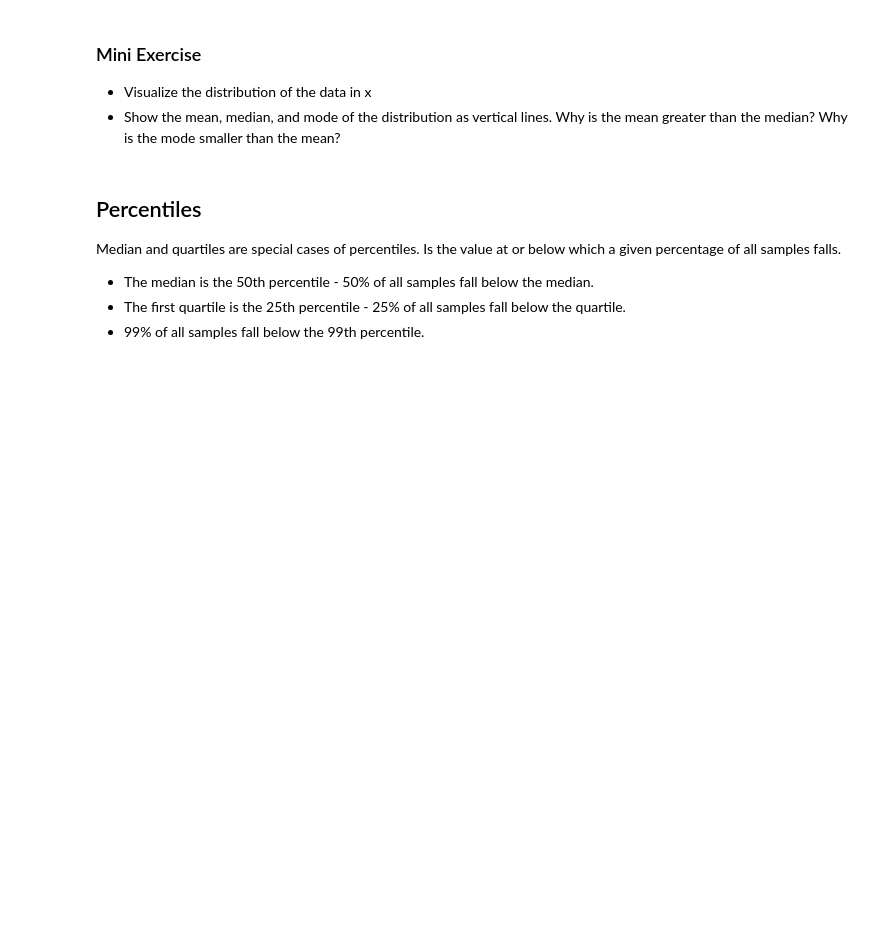
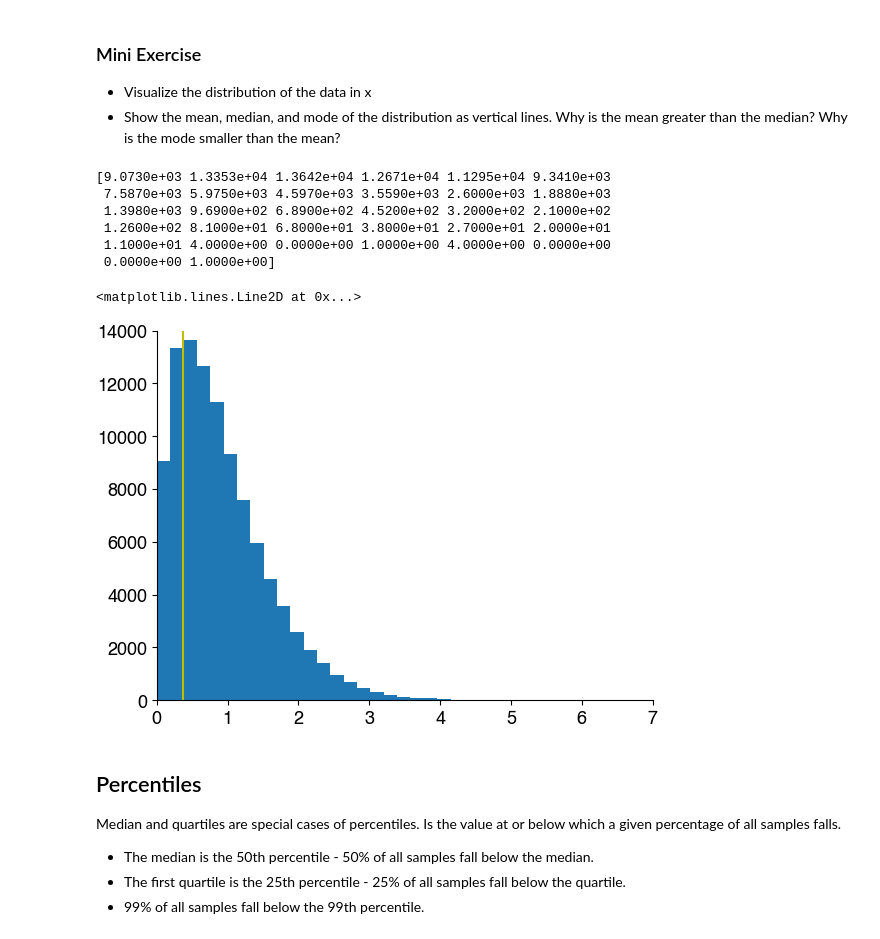
Before and after one commit to janclemenslab/neu715, a Jupyter notebook: docs/_sources/lectures/lecture 5/5.02_descriptive_stats.ipynb, the cells around one changed output. Saved outputs shown, nothing was run; the diff lists cells and outputs as text; code cells hidden in the pictures; blank space fills up the shorter version.

```diff
--- a/docs/_sources/lectures/lecture 5/5.02_descriptive_stats.ipynb
+++ b/docs/_sources/lectures/lecture 5/5.02_descriptive_stats.ipynb
@@ -96,9 +94,21 @@ plt.show()
 - Visualize the distribution of the data in x
 - Show the mean, median, and mode of the distribution as vertical lines. Why is the mean greater than the median? Why is the mode smaller than the mean?
 # %%
-x = np.random.weibull(1.4, (100_000))  # generate 10k random numbers from a probability distribution
+x = np.random.weibull(1.4, (100_000))  # generate 100k random numbers from a probability distribution
 
 # your solution here
+counts, bins, bars = plt.hist(x, bins=32)
+mode = bins[np.argmax(counts)]
+plt.axvline(mode, c='y')
+# %% [output]
+[9.0730e+03 1.3353e+04 1.3642e+04 1.2671e+04 1.1295e+04 9.3410e+03
+ 7.5870e+03 5.9750e+03 4.5970e+03 3.5590e+03 2.6000e+03 1.8880e+03
+ 1.3980e+03 9.6900e+02 6.8900e+02 4.5200e+02 3.2000e+02 2.1000e+02
+ 1.2600e+02 8.1000e+01 6.8000e+01 3.8000e+01 2.7000e+01 2.0000e+01
+ 1.1000e+01 4.0000e+00 0.0000e+00 1.0000e+00 4.0000e+00 0.0000e+00
+ 0.0000e+00 1.0000e+00]
+<matplotlib.lines.Line2D at 0x...>
+[figure, added]
 # %% [markdown]
 ## Percentiles
 Median and quartiles are special cases of percentiles.
```
Also changed, not shown: parts of 2 cells of this notebook, 12 other files.
